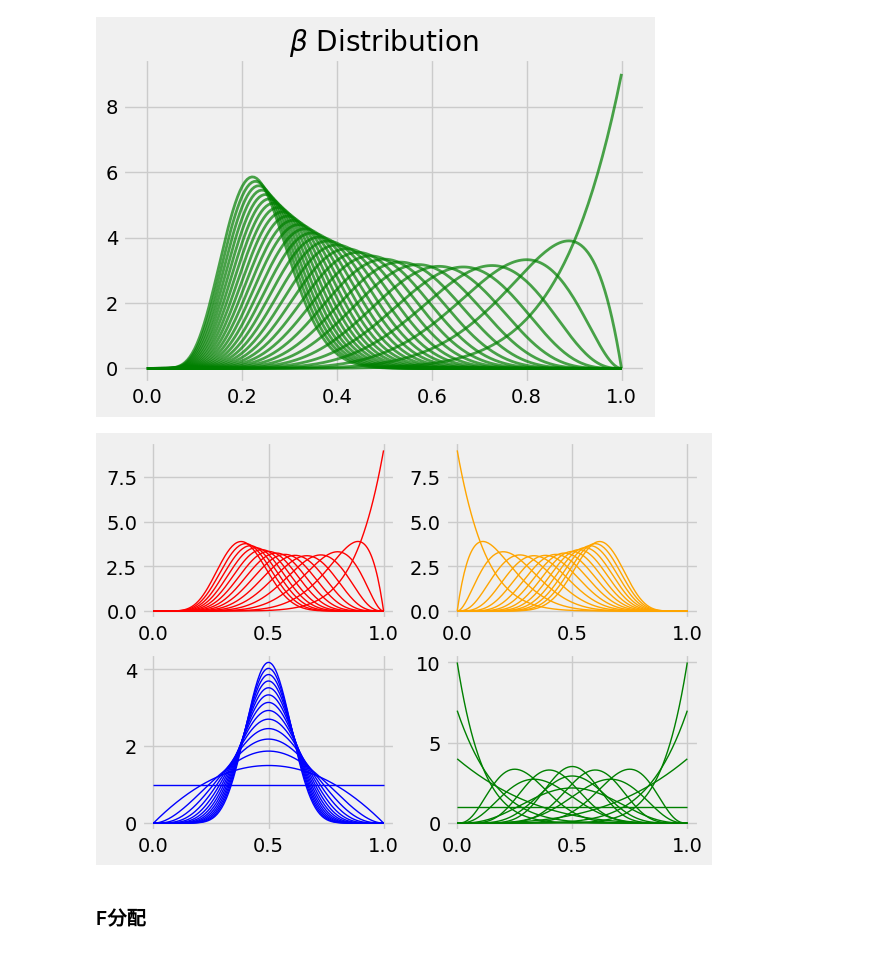
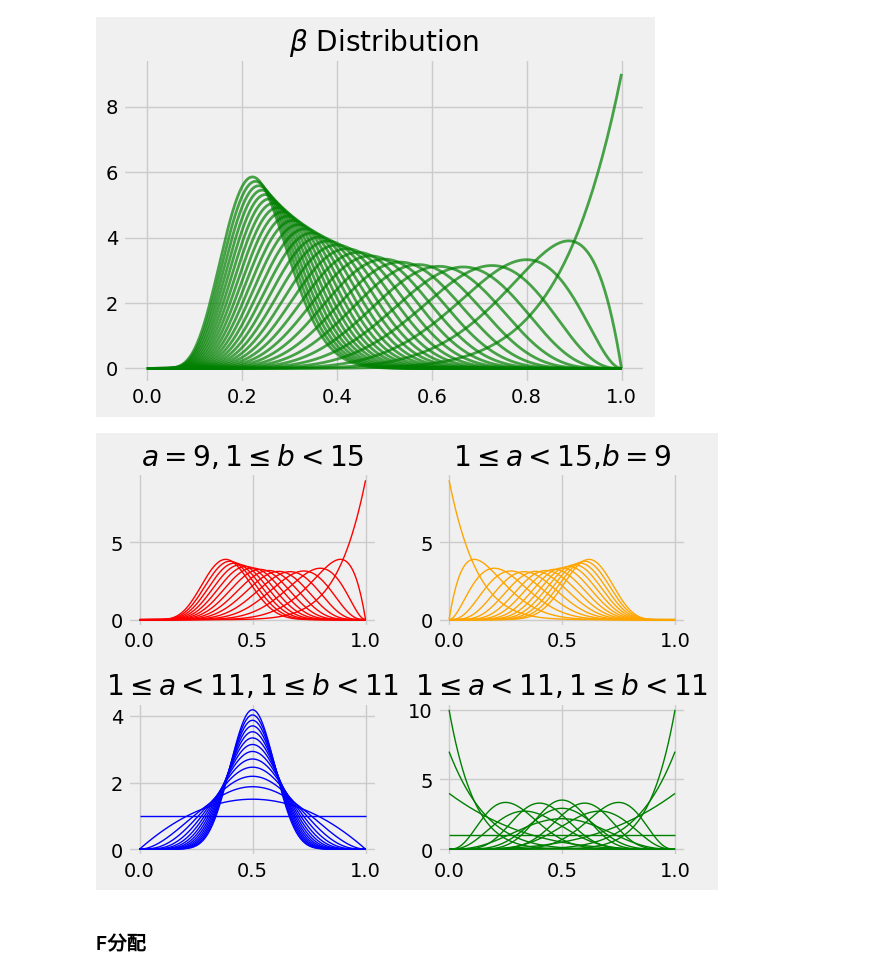
Before and after one commit to eason489233/vscode, a Jupyter notebook: math_computing_hw3.ipynb, the cells around one changed output. Saved outputs shown, nothing was run; the diff lists cells and outputs as text; code cells hidden in the pictures.

```diff
--- a/math_computing_hw3.ipynb
+++ b/math_computing_hw3.ipynb
@@ -67,40 +67,68 @@ plt.show()
 # %% [output]
 [figure]
 # %%
+from IPython import get_ipython
+get_ipython().magic('reset -sf')#清空變數
+import matplotlib.pyplot as plt
+import numpy as np
+img_dir = '../images/'
 from scipy.stats import beta
 
 a1 = 9
 b1 = np.arange(1, 15)
 x1 = np.linspace(0, 1, 200)
 y1 = beta.pdf(x1.reshape(-1, 1), a1, b1)
 
 a2 = np.arange(1, 15)
 b2 = 9
 x2 = np.linspace(0, 1, 200)
 y2 = beta.pdf(x2.reshape(-1, 1), a2, b2)
 
 a3 = np.arange(1, 15)
 b3 = np.arange(1, 15)
 x3 = np.linspace(0, 1, 200)
 y3 = beta.pdf(x3.reshape(-1, 1), a3, b3)
 
 a4 = np.arange(1, 11, 3)
 a4 = a4.repeat(4)
 b4 = np.arange(1, 11, 3)
 b4 = np.tile(b4, 4)
 x4 = np.linspace(0, 1, 200)
 y4 = beta.pdf(x4.reshape(-1, 1), a4, b4)
 
-fig, ax = plt.subplots(2, 2)
-ax[0][0].plot(x1, y1, c='red', linewidth=1)
-ax[0][1].plot(x2, y2, c='orange', linewidth=1)
-ax[1][0].plot(x3, y3, c='blue', linewidth=1)
-ax[1][1].plot(x4, y4, c='green', linewidth=1)
+fig = plt.figure()
+plt.subplot(221)
+plt.plot(x1, y1, c='red', linewidth=1)
+plt.title("$a=9,1 \leq b<15$")
 
+plt.subplot(222)
+plt.plot(x2, y2, c='orange', linewidth=1)
+plt.title("$1 \leq a<15$,$b=9$")
+
+plt.subplot(223)
+plt.plot(x3, y3, c='blue', linewidth=1)
+plt.title("$1 \leq a<11,1 \leq b<11$")
+
+plt.subplot(224)
+plt.plot(x4, y4, c='green', linewidth=1)
+plt.title("$1 \leq a<11,1 \leq b<11$")
+
+
+
+# fig, ax = plt.subplots(2, 2)
+# ax[0][0].plot(x1, y1, c='red', linewidth=1)
+# ax[0][0].set_title("$a=9,1 \leq b<15$")
+# ax[0][1].plot(x2, y2, c='orange', linewidth=1)
+# ax[0][1].set_title("$1 \leq a<15$,$b=9$")
+# ax[1][0].plot(x3, y3, c='blue', linewidth=1)
+# ax[1][0].set_title("$1 \leq a<11,1 \leq b<11$")
+# ax[1][1].plot(x4, y4, c='green', linewidth=1)
+# ax[1][1].set_title("$1 \leq a<11,1 \leq b<11$")
+plt.tight_layout()
 plt.savefig(img_dir+'beta4_distribution.pdf', format='pdf')
 plt.show()
 # %% [output]
-[figure, old version]
+[figure, new version]
 # %% [markdown]
 ### F分配
 # %%
```
Also changed, not shown: parts of 4 cells of this notebook, 5 other files.
